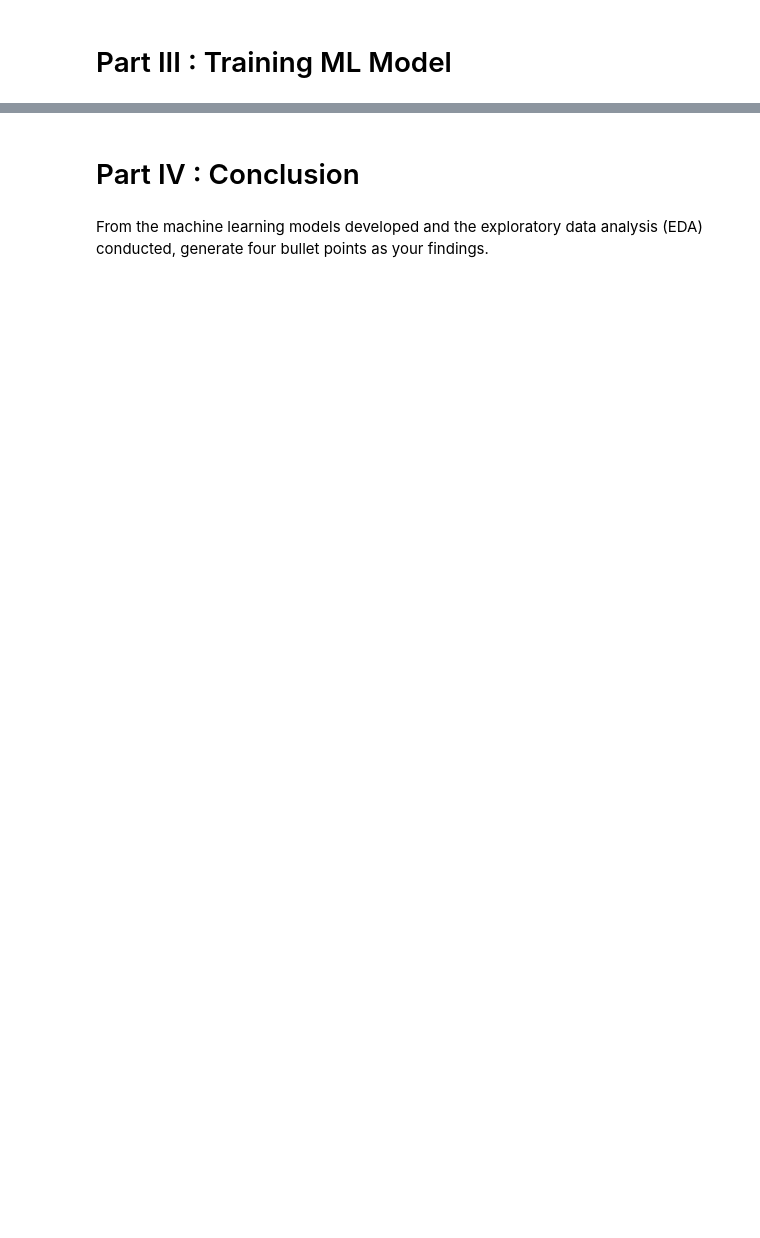
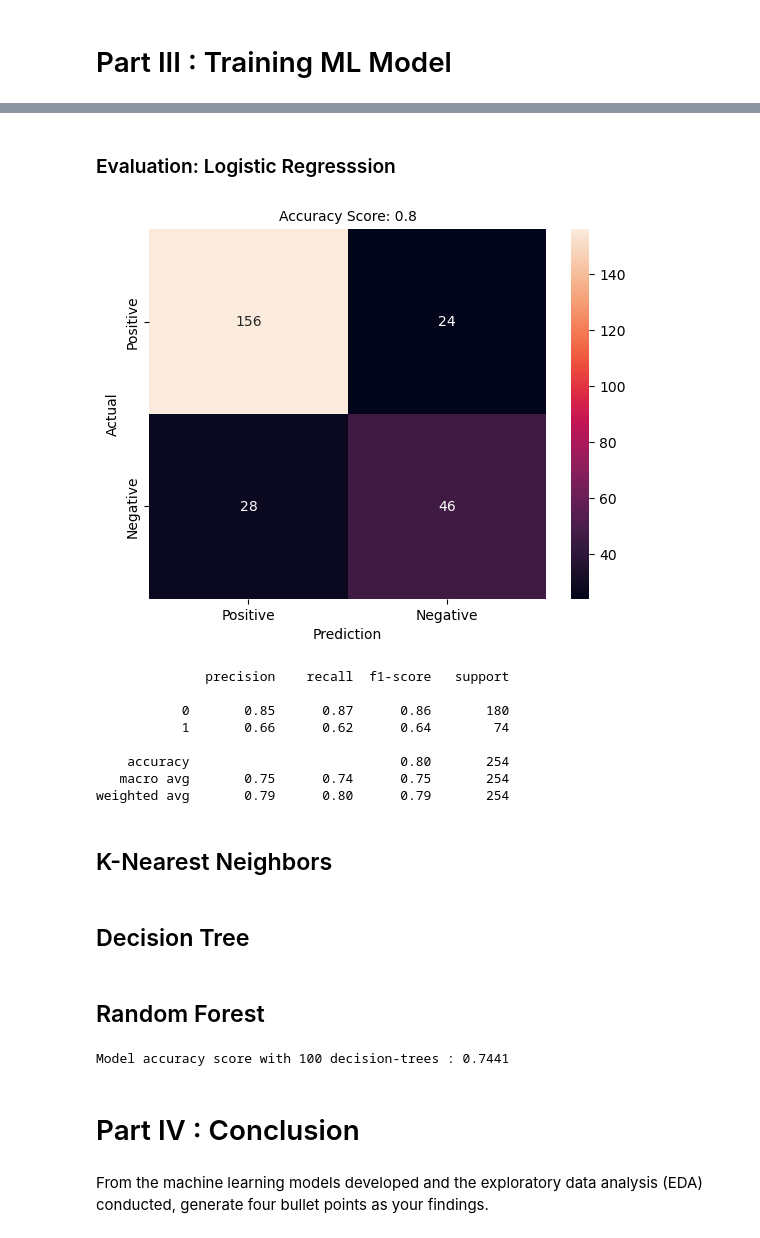
Before and after one commit to j-lepard/Predicting-Diabetes, a Jupyter notebook: Supervised Learning - Project.ipynb, the cells around one changed output, grey strips where cells are left out. Drawn from its saved outputs; the diff is of its cells as text; code cells hidden in the pictures; blank space fills up the shorter version.

Commit message:
confusion matrix log reg

```diff
--- a/Supervised Learning - Project.ipynb
+++ b/Supervised Learning - Project.ipynb
@@ -634,0 +691,11 @@ For this task, you are required to build a machine learning model to predict the
+# %%
+## Split the Features and the Target
+
+X = df_raw.drop(['Outcome'], axis=1)
+y = df_raw['Outcome']
+
+# split data into training and testing sets
+X_train, X_test, y_train, y_test = train_test_split(X, y, test_size = 0.33, random_state = 85100)
+
+# check the shape of X_train and X_test
+X_train.shape, X_test.shape
@@ -634,0 +721,4 @@ For this task, you are required to build a machine learning model to predict the
+# %%
+clf = LogisticRegression()
+# training the model
+clf.fit(X_train, y_train)
@@ -634,0 +733,5 @@ For this task, you are required to build a machine learning model to predict the
+# %%
+#Predicting the output
+y_pred = clf.predict(X_test)
+# logreg.predict(X_test_logreg)
+print(y_pred)
@@ -635,3 +746,50 @@ For this task, you are required to build a machine learning model to predict the
+# %% [markdown]
+### Evaluation: Logistic Regresssion
+# %%
+# Confusion Matrix
+
+def plot_confussion_matrix_logreg(y_test, y_pred):
+  acc = round(accuracy_score(y_test, y_pred), 2)
+  cm = confusion_matrix(y_pred=y_pred, y_true=y_test)
+  sns.heatmap(cm, annot=True, fmt=".0f", xticklabels=["Positive", "Negative"], yticklabels=["Positive", "Negative"])
+  plt.xlabel("Prediction")
+  plt.ylabel("Actual")
+  plt.title("Accuracy Score: {0}".format(acc), size=10)
+  plt.show()
+
+plot_confussion_matrix_logreg(y_test, y_pred)
+print(classification_report(y_test, y_pred))
+# %% [output]
+[figure, added]
+              precision    recall  f1-score   support
+
+           0       0.85      0.87      0.86       180
+           1       0.66      0.62      0.64        74
+
+    accuracy                           0.80       254
+   macro avg       0.75      0.74      0.75       254
+weighted avg       0.79      0.80      0.79       254
+# %% [markdown]
+## K-Nearest Neighbors
+# %% [markdown]
+## Decision Tree
+# %% [markdown]
+## Random Forest
+# %%
+# instantiate the classifier with n_estimators = 100
+
+rfc_100 = RandomForestClassifier(n_estimators=100, random_state=0)
+
+# fit the model to the training set
+rfc_100.fit(X_train, y_train)
+
+# Predict on the test set results
+y_pred_100 = rfc_100.predict(X_test)
+
+# Check accuracy score
+print('Model accuracy score with 100 decision-trees : {0:0.4f}'. format(accuracy_score(y_test, y_pred_100)))
+# %% [output]
+Model accuracy score with 100 decision-trees : 0.7441
 # %% [markdown]
 # Part IV : Conclusion
 # %% [markdown]
```
Also changed, not shown: parts of 12 cells of this notebook.
